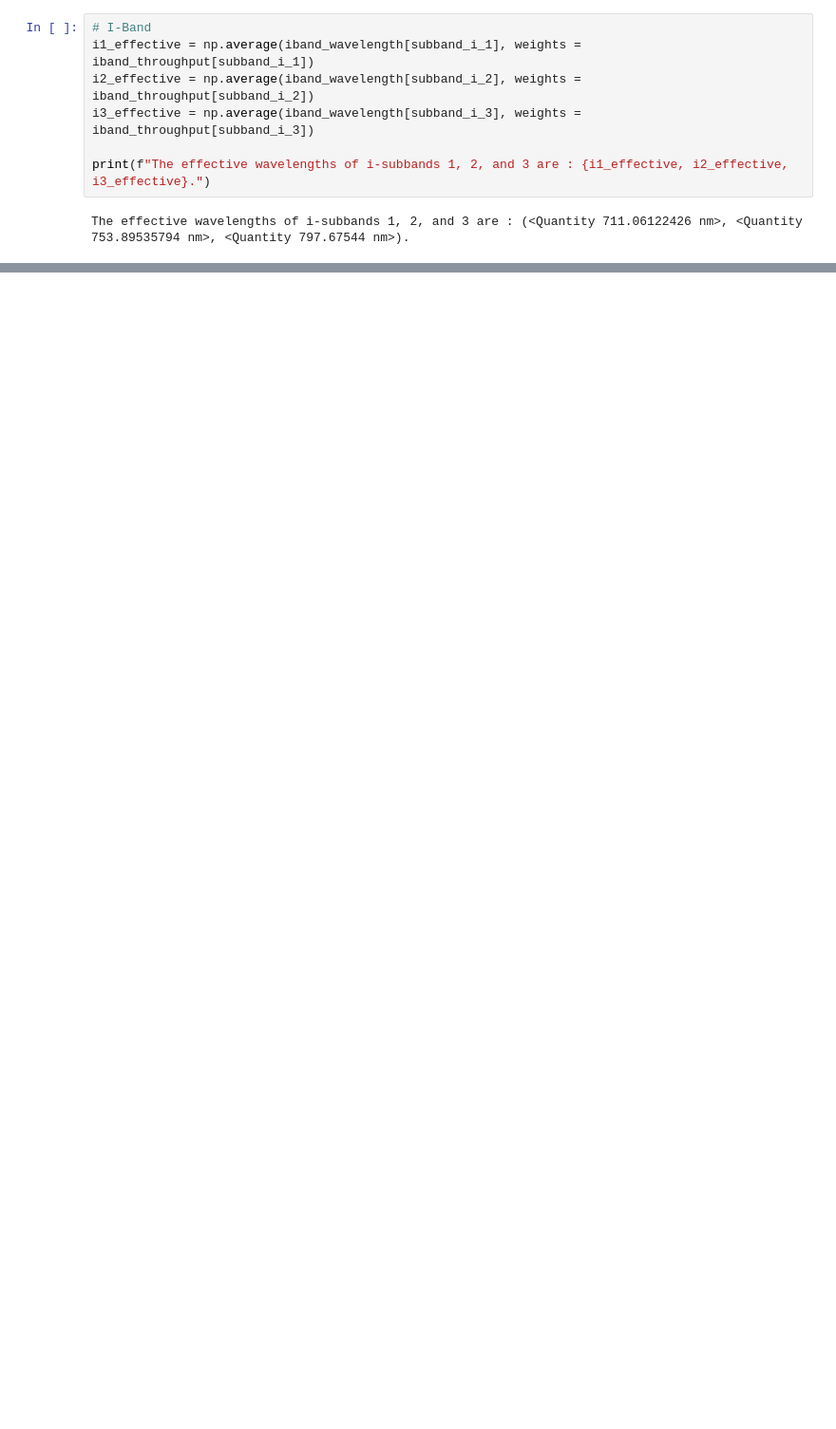
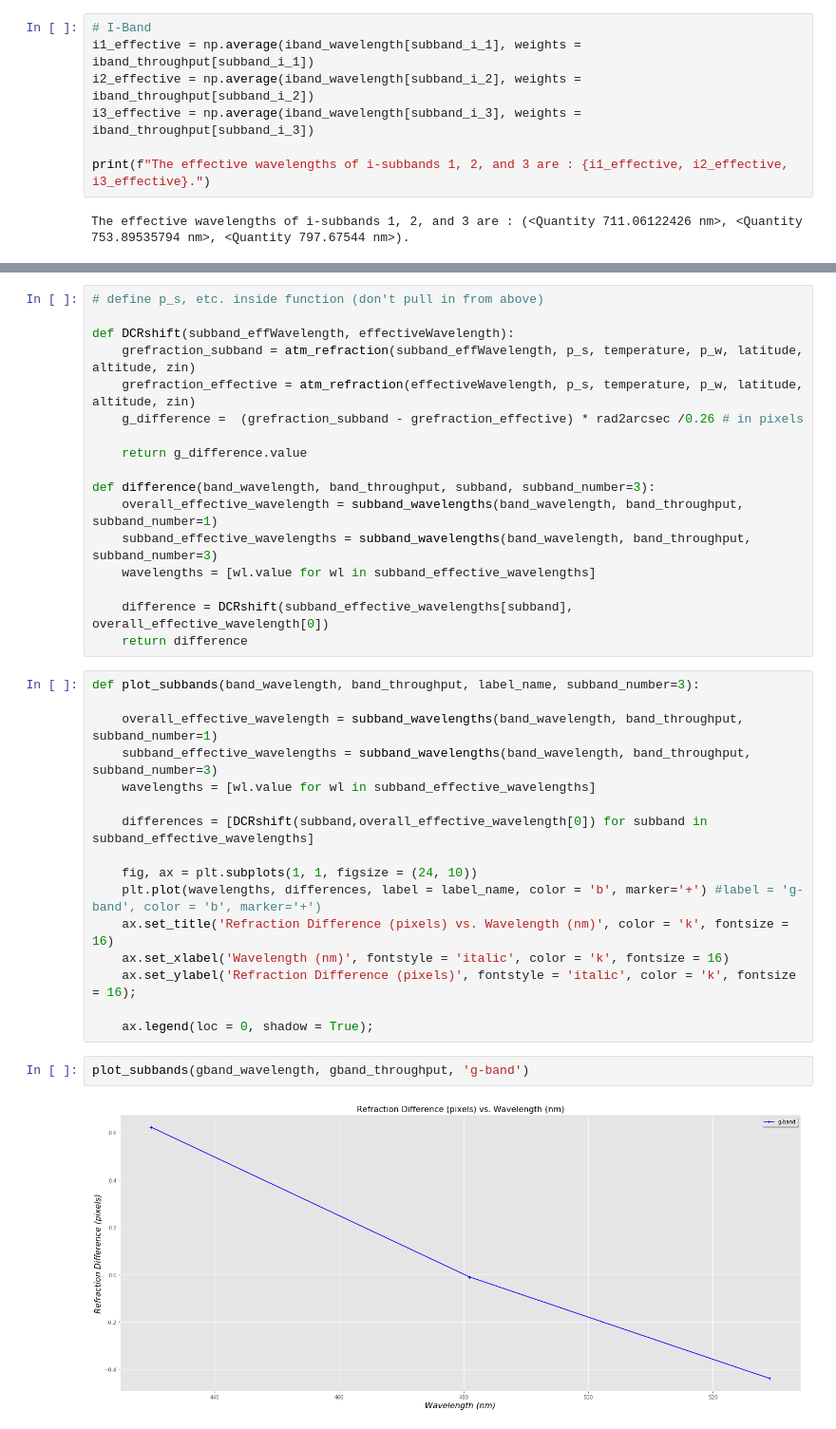
Before and after one commit to abudlong/Astro499, a Jupyter notebook: A499_Winter22_Assignment3.ipynb, the cells around one changed output, grey strips where cells are left out. Shown at 95% size. Cells and saved outputs as stored; diff of their text form; blank space fills up the shorter version.

```diff
--- a/A499_Winter22_Assignment3.ipynb
+++ b/A499_Winter22_Assignment3.ipynb
@@ -238,0 +333,37 @@ for z, s in zip(redshifts, spectra_obs):
+# %%
+# define p_s, etc. inside function (don't pull in from above)
+
+def DCRshift(subband_effWavelength, effectiveWavelength):
+    grefraction_subband = atm_refraction(subband_effWavelength, p_s, temperature, p_w, latitude, altitude, zin)
+    grefraction_effective = atm_refraction(effectiveWavelength, p_s, temperature, p_w, latitude, altitude, zin)
+    g_difference =  (grefraction_subband - grefraction_effective) * rad2arcsec /0.26 # in pixels
+
+    return g_difference.value
+
+def difference(band_wavelength, band_throughput, subband, subband_number=3):
+    overall_effective_wavelength = subband_wavelengths(band_wavelength, band_throughput, subband_number=1)
+    subband_effective_wavelengths = subband_wavelengths(band_wavelength, band_throughput, subband_number=3)
+    wavelengths = [wl.value for wl in subband_effective_wavelengths]
+
+    difference = DCRshift(subband_effective_wavelengths[subband], overall_effective_wavelength[0])
+    return difference
+# %%
+def plot_subbands(band_wavelength, band_throughput, label_name, subband_number=3):
+
+    overall_effective_wavelength = subband_wavelengths(band_wavelength, band_throughput, subband_number=1)
+    subband_effective_wavelengths = subband_wavelengths(band_wavelength, band_throughput, subband_number=3)
+    wavelengths = [wl.value for wl in subband_effective_wavelengths]
+
+    differences = [DCRshift(subband,overall_effective_wavelength[0]) for subband in subband_effective_wavelengths]
+
+    fig, ax = plt.subplots(1, 1, figsize = (24, 10))
+    plt.plot(wavelengths, differences, label = label_name, color = 'b', marker='+') #label = 'g-band', color = 'b', marker='+')
+    ax.set_title('Refraction Difference (pixels) vs. Wavelength (nm)', color = 'k', fontsize = 16)
+    ax.set_xlabel('Wavelength (nm)', fontstyle = 'italic', color = 'k', fontsize = 16)
+    ax.set_ylabel('Refraction Difference (pixels)', fontstyle = 'italic', color = 'k', fontsize = 16);
+
+    ax.legend(loc = 0, shadow = True);
+# %%
+plot_subbands(gband_wavelength, gband_throughput, 'g-band')
+# %% [output]
+[figure, added]
```
Also changed, not shown: parts of 44 cells of this notebook.
